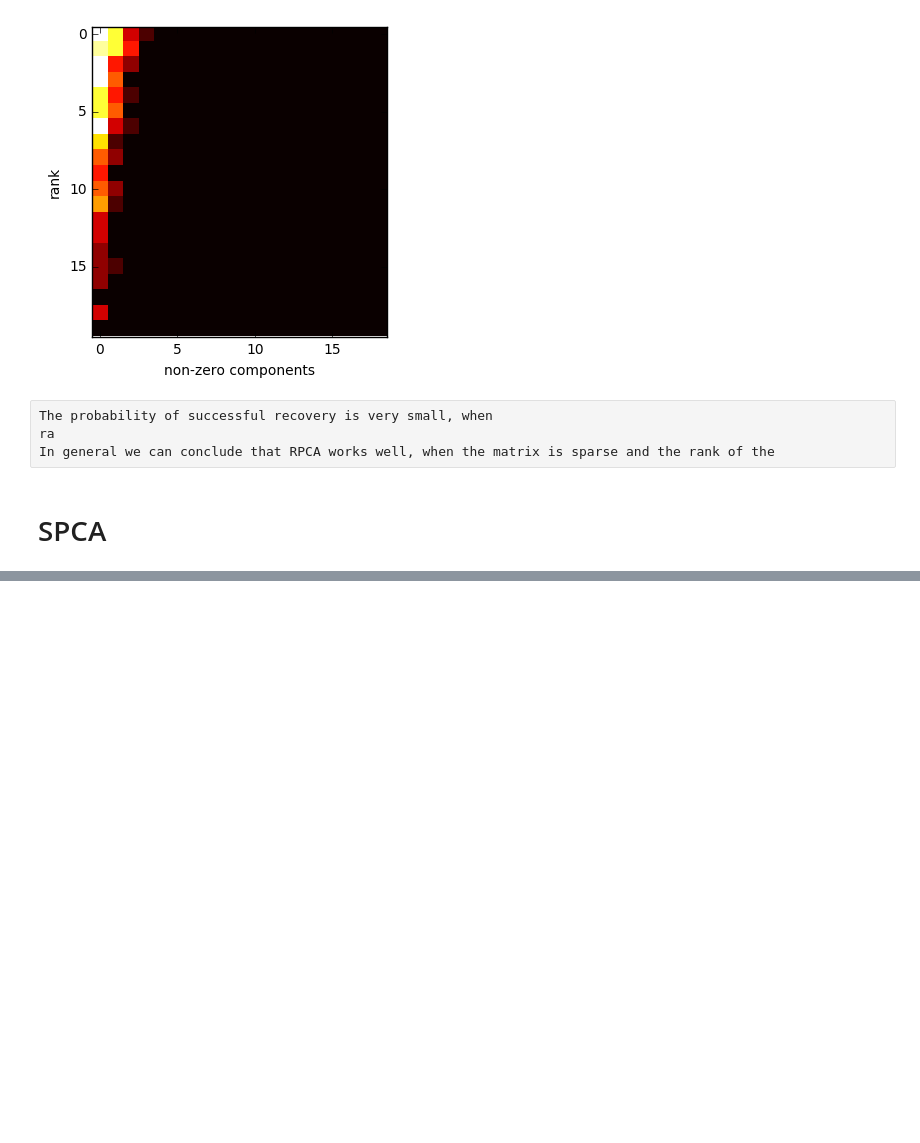
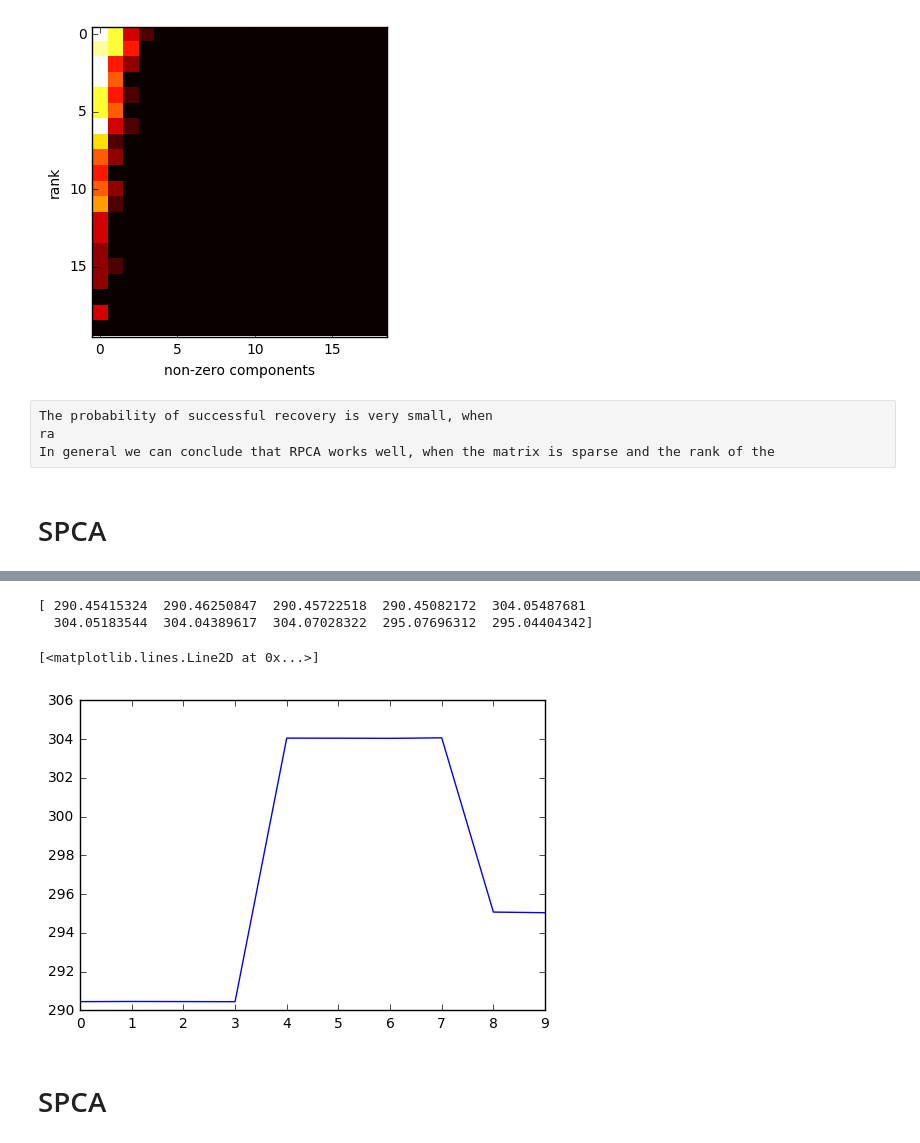
Before and after one commit to AlasGarn/CSIC5011, a Jupyter notebook: hw4.ipynb, the cells around one changed output, grey strips where cells are left out. Saved outputs shown, nothing was run; the diff lists cells and outputs as text; code cells hidden in the pictures; blank space fills up the shorter version.

```diff
--- a/hw4.ipynb
+++ b/hw4.ipynb
@@ -229,0 +223,10 @@ array([ 0.33717928,  0.23828762, -0.08031946,  0.47965576, -0.48279128,
+# %%
+print observed.std(axis = 0)
+plot(observed.std(axis = 0))
+# %% [output]
+[ 290.45415324  290.46250847  290.45722518  290.45082172  304.05487681
+  304.05183544  304.04389617  304.07028322  295.07696312  295.04404342]
+[<matplotlib.lines.Line2D at 0x...>]
+[figure, added]
+# %% [markdown]
+# SPCA
```
Also changed, not shown: parts of 24 cells of this notebook.
